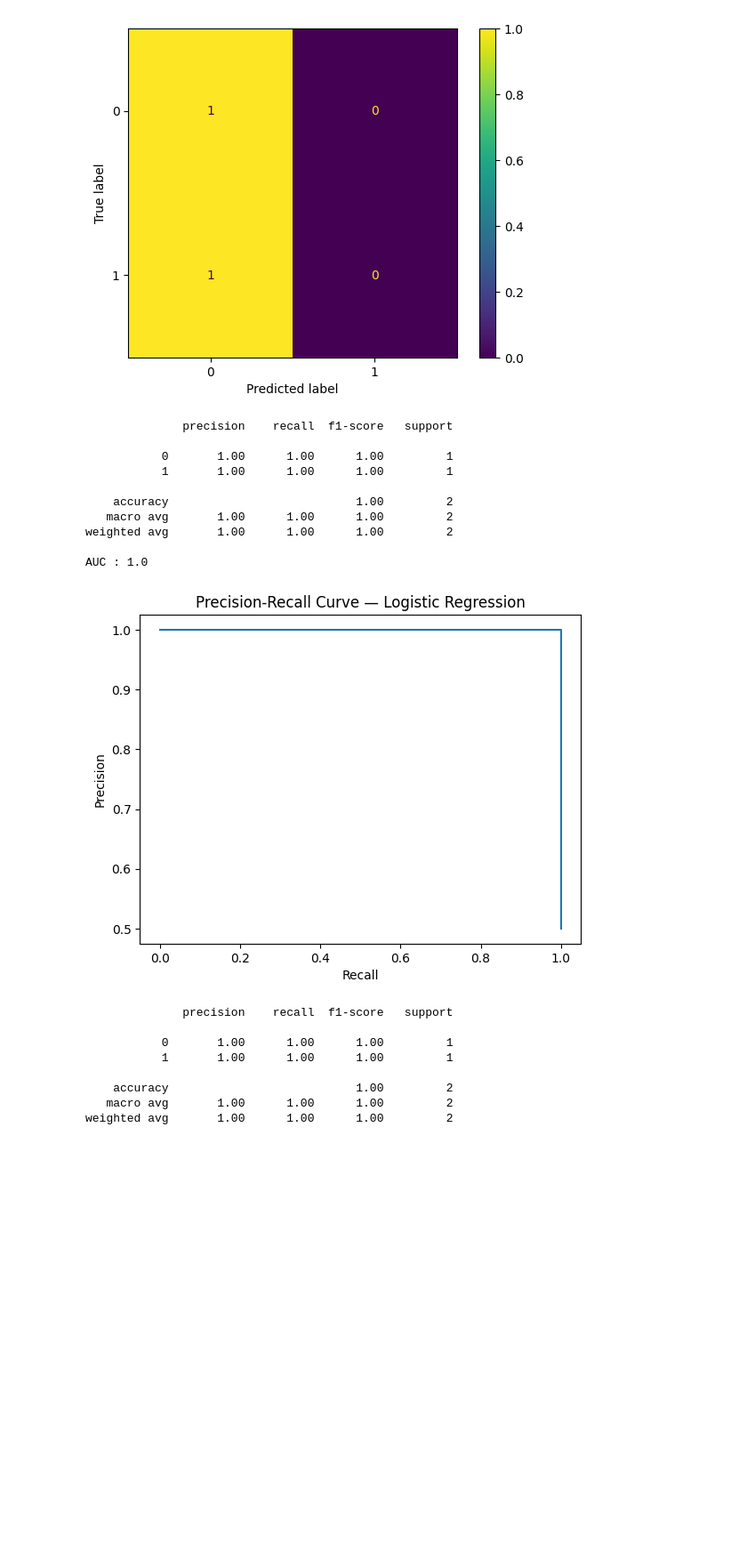
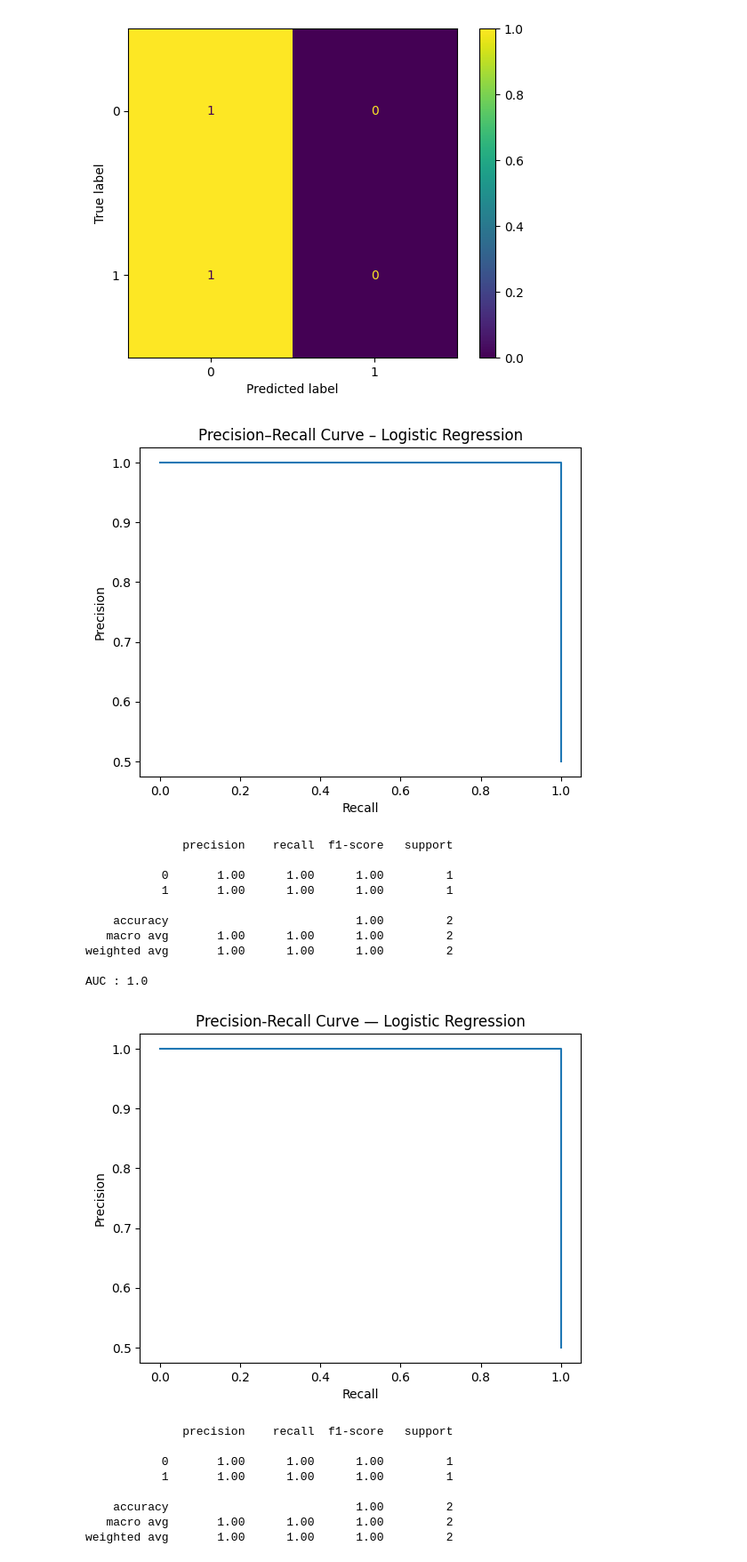
Before and after one commit to sjbl69/Technovaa, a Jupyter notebook: notebooks/02_Modeling_and_SHAP.ipynb, the cells around one changed output. Shown at 89% size. Drawn from its saved outputs; the diff is of its cells as text; code cells hidden in the pictures; blank space fills up the shorter version.

```diff
--- a/notebooks/02_Modeling_and_SHAP.ipynb
+++ b/notebooks/02_Modeling_and_SHAP.ipynb
@@ -125,33 +122,47 @@ weighted avg       0.25      0.50      0.33         2
 # %%
 from sklearn.linear_model import LogisticRegression
 from sklearn.metrics import roc_auc_score, precision_recall_curve
 import matplotlib.pyplot as plt
 
 # Modèle linéaire interprétable :
-# ------------------------------------------------------------
+
+# Régression logistique – matrice de confusion
 
 logreg = Pipeline(steps=[
     ("preprocess", preprocessor),
     ("model", LogisticRegression(max_iter=1000, class_weight="balanced"))
 ])
 
 logreg.fit(X_train, y_train)
 
 y_pred_lr = logreg.predict(X_test)
+
+# courbe Precision–Recall
+
+y_proba_lr = logreg.predict_proba(X_test)[:, 1]
+
+precision, recall, _ = precision_recall_curve(y_test, y_proba_lr)
+
+plt.plot(recall, precision)
+plt.xlabel("Recall")
+plt.ylabel("Precision")
+plt.title("Precision–Recall Curve – Logistic Regression")
+plt.show()
 y_proba_lr = logreg.predict_proba(X_test)[:, 1]
 
 print(classification_report(y_test, y_pred_lr))
 print("AUC :", roc_auc_score(y_test, y_proba_lr))
 
 # Courbe Precision-Recall
 precision, recall, thresholds = precision_recall_curve(y_test, y_proba_lr)
 
 plt.plot(recall, precision)
 plt.xlabel("Recall")
 plt.ylabel("Precision")
 plt.title("Precision-Recall Curve — Logistic Regression")
 plt.show()
 # %% [output]
+[figure, new version]
               precision    recall  f1-score   support
 
            0       1.00      1.00      1.00         1
@@ -162,5 +173,5 @@ plt.show()
 weighted avg       1.00      1.00      1.00         2
 
 AUC : 1.0
-[figure, old version]
+[figure, added]
 # %%
```
Also changed, not shown: parts of 14 cells of this notebook, 1 other file.
